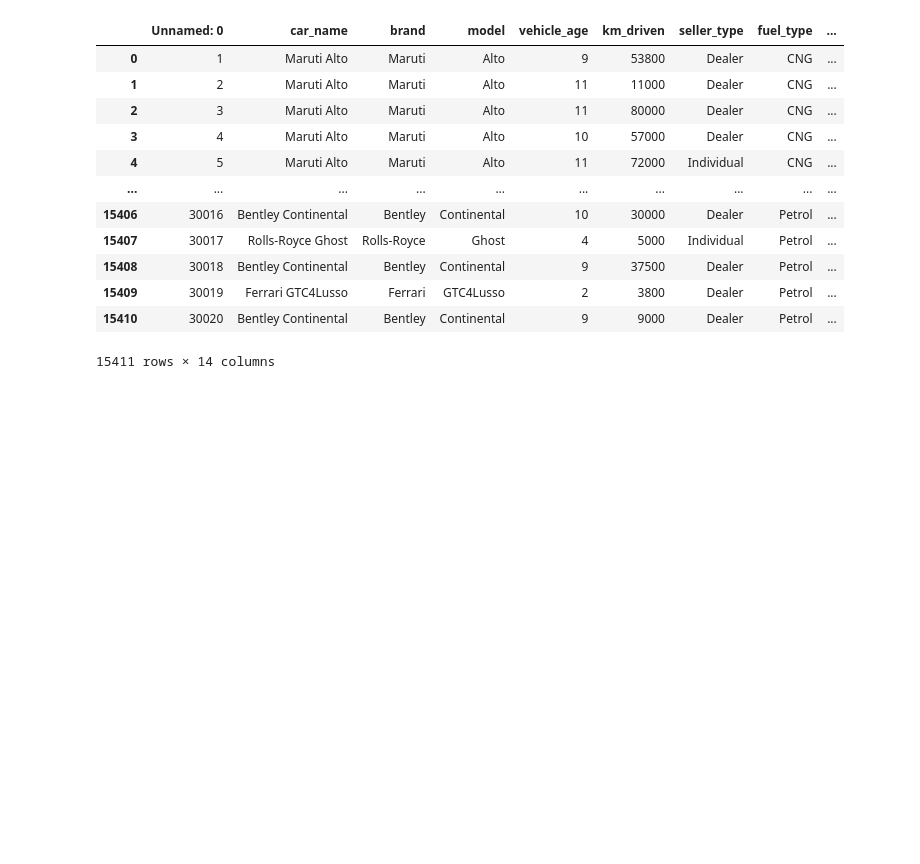
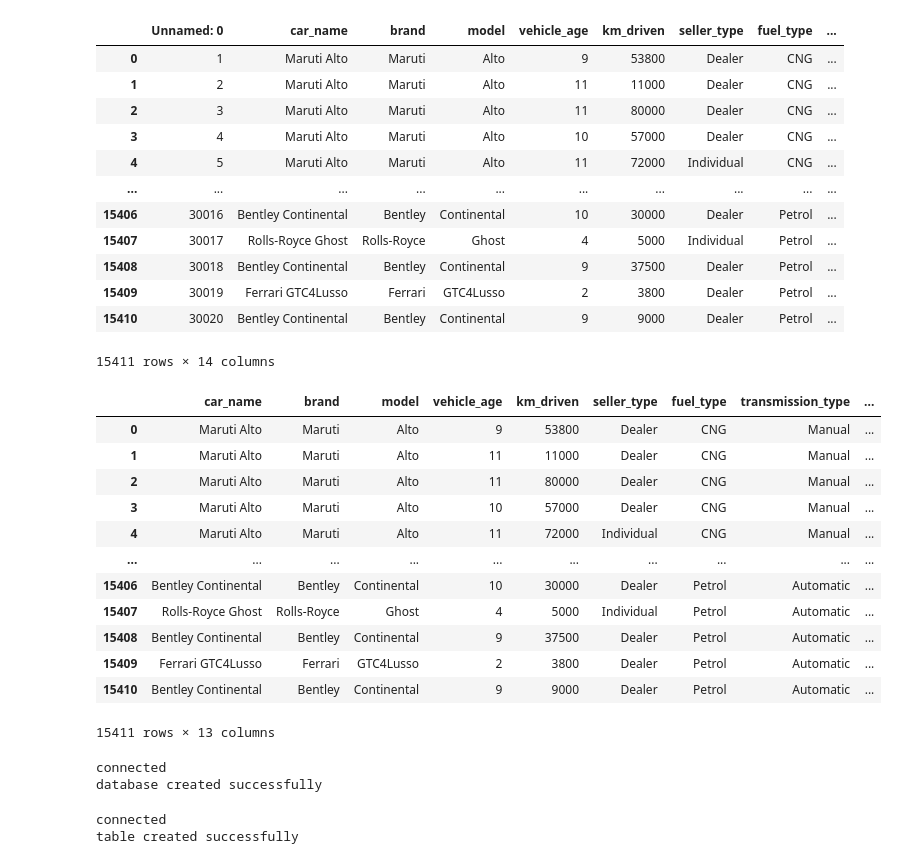
Before and after one commit to kassi-claude/project, a Jupyter notebook: main.ipynb, the cells around one changed output. Drawn from its saved outputs; the diff is of its cells as text; code cells hidden in the pictures; blank space fills up the shorter version.

```diff
--- a/main.ipynb
+++ b/main.ipynb
@@ -40,3 +40,70 @@ df
 | 15409 | 30019 | Ferrari GTC4Lusso | Ferrari | GTC4Lusso | 2 | 3800 | Dealer | Petrol | ... |
 | 15410 | 30020 | Bentley Continental | Bentley | Continental | 9 | 9000 | Dealer | Petrol | ... |
 15411 rows × 14 columns
+# %%
+df.drop(columns=['Unnamed: 0'], inplace=True)
+df
+# %% [output]
+|  | car_name | brand | model | vehicle_age | km_driven | seller_type | fuel_type | transmission_type | ... |
+| 0 | Maruti Alto | Maruti | Alto | 9 | 53800 | Dealer | CNG | Manual | ... |
+| 1 | Maruti Alto | Maruti | Alto | 11 | 11000 | Dealer | CNG | Manual | ... |
+| 2 | Maruti Alto | Maruti | Alto | 11 | 80000 | Dealer | CNG | Manual | ... |
+| 3 | Maruti Alto | Maruti | Alto | 10 | 57000 | Dealer | CNG | Manual | ... |
+| 4 | Maruti Alto | Maruti | Alto | 11 | 72000 | Individual | CNG | Manual | ... |
+| ... | ... | ... | ... | ... | ... | ... | ... | ... | ... |
+| 15406 | Bentley Continental | Bentley | Continental | 10 | 30000 | Dealer | Petrol | Automatic | ... |
+| 15407 | Rolls-Royce Ghost | Rolls-Royce | Ghost | 4 | 5000 | Individual | Petrol | Automatic | ... |
+| 15408 | Bentley Continental | Bentley | Continental | 9 | 37500 | Dealer | Petrol | Automatic | ... |
+| 15409 | Ferrari GTC4Lusso | Ferrari | GTC4Lusso | 2 | 3800 | Dealer | Petrol | Automatic | ... |
+| 15410 | Bentley Continental | Bentley | Continental | 9 | 9000 | Dealer | Petrol | Automatic | ... |
+15411 rows × 13 columns
+# %%
+
+try:
+    conn = connection.connect(user='root', password='estou123')
+    query="create database if not exists car_database;"
+    cursor = conn.cursor()
+    cursor.execute(query)
+    conn.commit()
+except Exception as e:
+    print(e)
+else:
+    print('connected')
+    print("database created successfully")
+finally:
+    conn.close()
+# %% [output]
+connected
+database created successfully
+# %%
+
+try:
+    conn = connection.connect(user='root', password='estou123', database="car_database")
+    query="""create table if not exists car_dataset(
+car_name varchar(30),
+brand varchar(30),
+model varchar(30),
+vehicle_age int,
+km_driven int,
+seller_type varchar(30),
+fuel_type varchar(30),
+transmission_type varchar(30),
+mileage float,
+engine int,
+max_power float,
+seats int,
+selling_price bigint);"""
+
+    cursor = conn.cursor()
+    cursor.execute(query)
+    conn.commit()
+except Exception as e:
+    print(e)
+else:
+    print('connected')
+    print("table created successfully")
+finally:
+    conn.close()
+# %% [output]
+connected
+table created successfully
```
Also changed, not shown: parts of 18 cells of this notebook.
